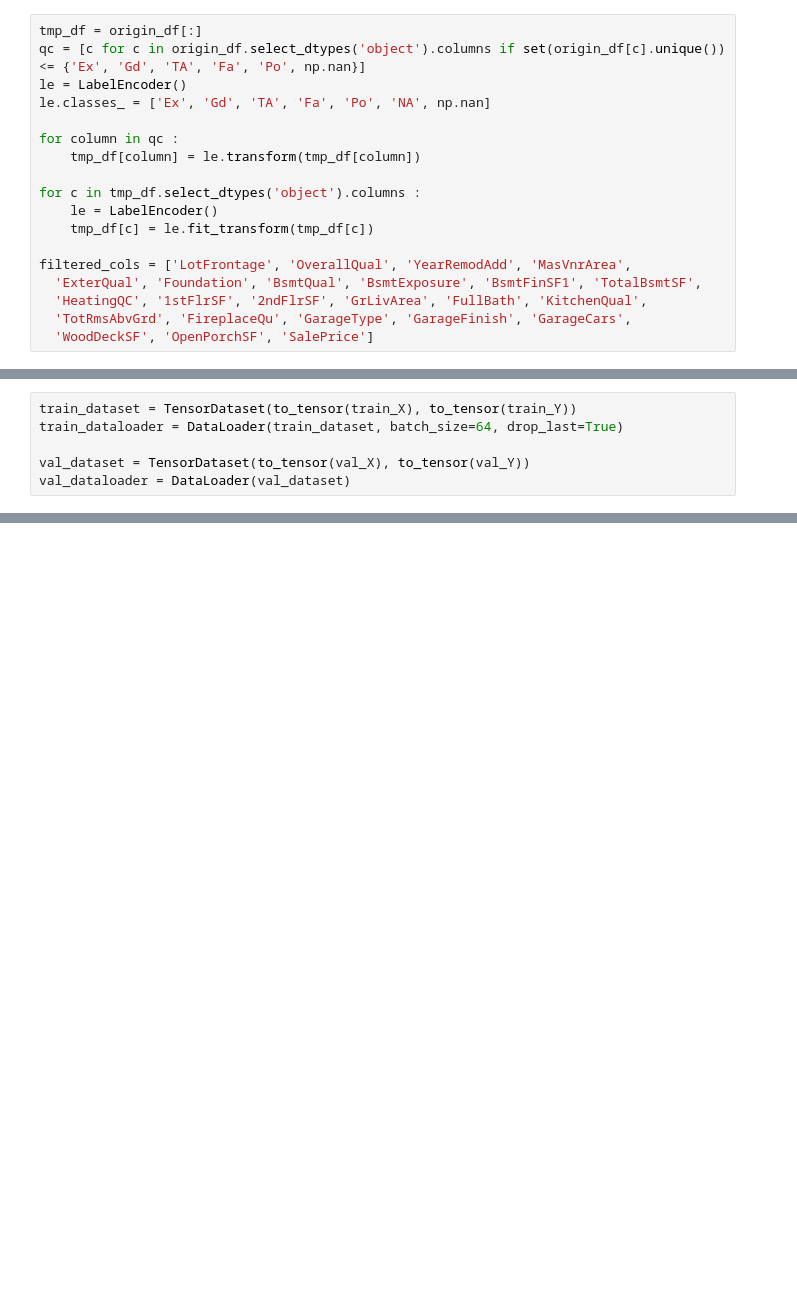
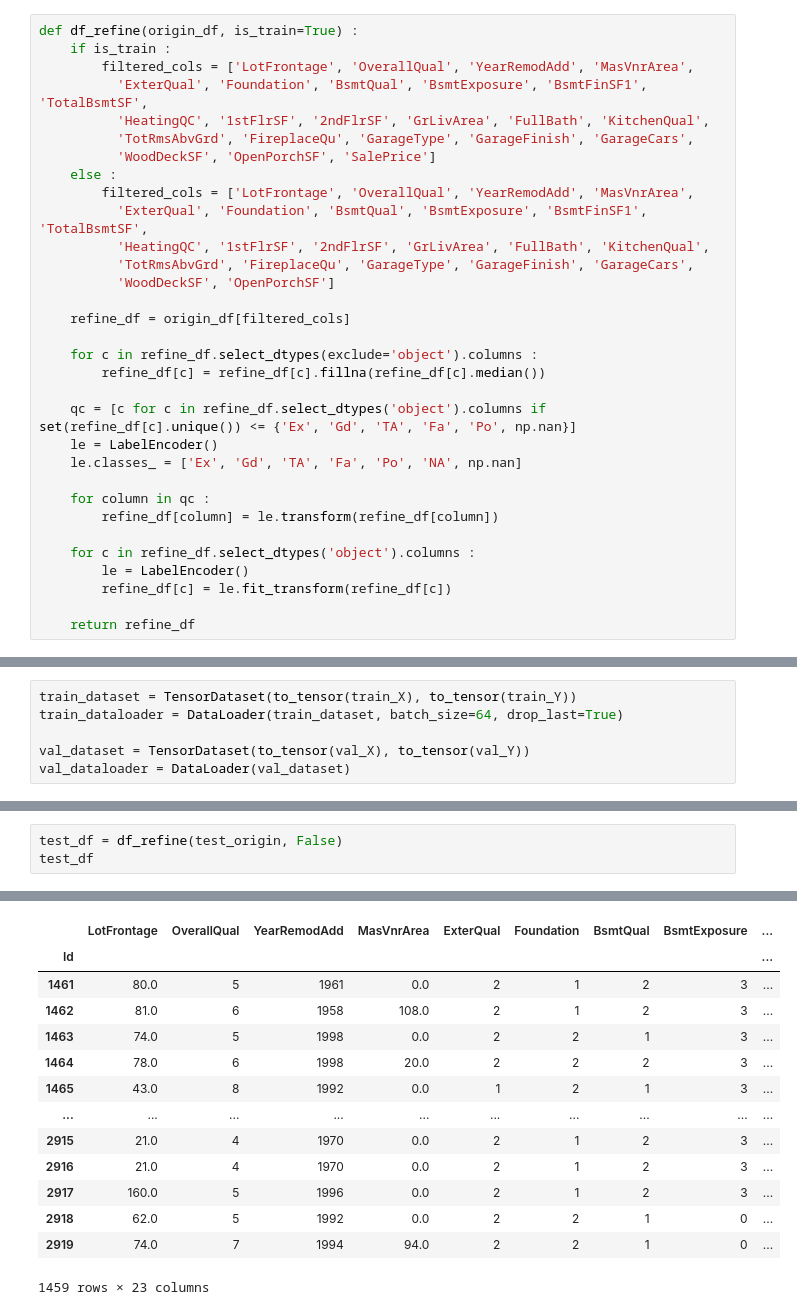
Before and after one commit to nsms556/Kaggle-House, a Jupyter notebook: house.ipynb, the cells around one changed output, grey strips where cells are left out. Drawn from its saved outputs; the diff is of its cells as text; blank space fills up the shorter version.

```diff
--- a/house.ipynb
+++ b/house.ipynb
@@ -237,21 +242,35 @@ filtered_cols, len(filtered_cols)
   'SalePrice'],
  24)
 # %%
-tmp_df = origin_df[:]
-qc = [c for c in origin_df.select_dtypes('object').columns if set(origin_df[c].unique()) <= {'Ex', 'Gd', 'TA', 'Fa', 'Po', np.nan}]
-le = LabelEncoder()
-le.classes_ = ['Ex', 'Gd', 'TA', 'Fa', 'Po', 'NA', np.nan]
+def df_refine(origin_df, is_train=True) :
+    if is_train :
+        filtered_cols = ['LotFrontage', 'OverallQual', 'YearRemodAdd', 'MasVnrArea',
+          'ExterQual', 'Foundation', 'BsmtQual', 'BsmtExposure', 'BsmtFinSF1', 'TotalBsmtSF',
+          'HeatingQC', '1stFlrSF', '2ndFlrSF', 'GrLivArea', 'FullBath', 'KitchenQual',
+          'TotRmsAbvGrd', 'FireplaceQu', 'GarageType', 'GarageFinish', 'GarageCars',
+          'WoodDeckSF', 'OpenPorchSF', 'SalePrice']
+    else :
+        filtered_cols = ['LotFrontage', 'OverallQual', 'YearRemodAdd', 'MasVnrArea',
+          'ExterQual', 'Foundation', 'BsmtQual', 'BsmtExposure', 'BsmtFinSF1', 'TotalBsmtSF',
+          'HeatingQC', '1stFlrSF', '2ndFlrSF', 'GrLivArea', 'FullBath', 'KitchenQual',
+          'TotRmsAbvGrd', 'FireplaceQu', 'GarageType', 'GarageFinish', 'GarageCars',
+          'WoodDeckSF', 'OpenPorchSF']
 
-for column in qc :
-    tmp_df[column] = le.transform(tmp_df[column])
+    refine_df = origin_df[filtered_cols]
 
-for c in tmp_df.select_dtypes('object').columns :
+    for c in refine_df.select_dtypes(exclude='object').columns :
+        refine_df[c] = refine_df[c].fillna(refine_df[c].median())
+
+    qc = [c for c in refine_df.select_dtypes('object').columns if set(refine_df[c].unique()) <= {'Ex', 'Gd', 'TA', 'Fa', 'Po', np.nan}]
     le = LabelEncoder()
-    tmp_df[c] = le.fit_transform(tmp_df[c])
+    le.classes_ = ['Ex', 'Gd', 'TA', 'Fa', 'Po', 'NA', np.nan]
 
-filtered_cols = ['LotFrontage', 'OverallQual', 'YearRemodAdd', 'MasVnrArea',
-  'ExterQual', 'Foundation', 'BsmtQual', 'BsmtExposure', 'BsmtFinSF1', 'TotalBsmtSF',
-  'HeatingQC', '1stFlrSF', '2ndFlrSF', 'GrLivArea', 'FullBath', 'KitchenQual',
-  'TotRmsAbvGrd', 'FireplaceQu', 'GarageType', 'GarageFinish', 'GarageCars',
-  'WoodDeckSF', 'OpenPorchSF', 'SalePrice']
+    for column in qc :
+        refine_df[column] = le.transform(refine_df[column])
+
+    for c in refine_df.select_dtypes('object').columns :
+        le = LabelEncoder()
+        refine_df[c] = le.fit_transform(refine_df[c])
+
+    return refine_df
 # %%
@@ -424,0 +484,4 @@ plt.show()
+# %%
+test_df = df_refine(test_origin, False)
+test_df
+# %% [output]
@@ -424,0 +503,14 @@ plt.show()
+|  | LotFrontage | OverallQual | YearRemodAdd | MasVnrArea | ExterQual | Foundation | BsmtQual | BsmtExposure | ... |
+| Id |  |  |  |  |  |  |  |  | ... |
+| 1461 | 80.0 | 5 | 1961 | 0.0 | 2 | 1 | 2 | 3 | ... |
+| 1462 | 81.0 | 6 | 1958 | 108.0 | 2 | 1 | 2 | 3 | ... |
+| 1463 | 74.0 | 5 | 1998 | 0.0 | 2 | 2 | 1 | 3 | ... |
+| 1464 | 78.0 | 6 | 1998 | 20.0 | 2 | 2 | 2 | 3 | ... |
+| 1465 | 43.0 | 8 | 1992 | 0.0 | 1 | 2 | 1 | 3 | ... |
+| ... | ... | ... | ... | ... | ... | ... | ... | ... | ... |
+| 2915 | 21.0 | 4 | 1970 | 0.0 | 2 | 1 | 2 | 3 | ... |
+| 2916 | 21.0 | 4 | 1970 | 0.0 | 2 | 1 | 2 | 3 | ... |
+| 2917 | 160.0 | 5 | 1996 | 0.0 | 2 | 1 | 2 | 3 | ... |
+| 2918 | 62.0 | 5 | 1992 | 0.0 | 2 | 2 | 1 | 0 | ... |
+| 2919 | 74.0 | 7 | 1994 | 94.0 | 2 | 2 | 1 | 0 | ... |
+1459 rows × 23 columns
```
Also changed, not shown: parts of 25 cells of this notebook, 1 other file.
